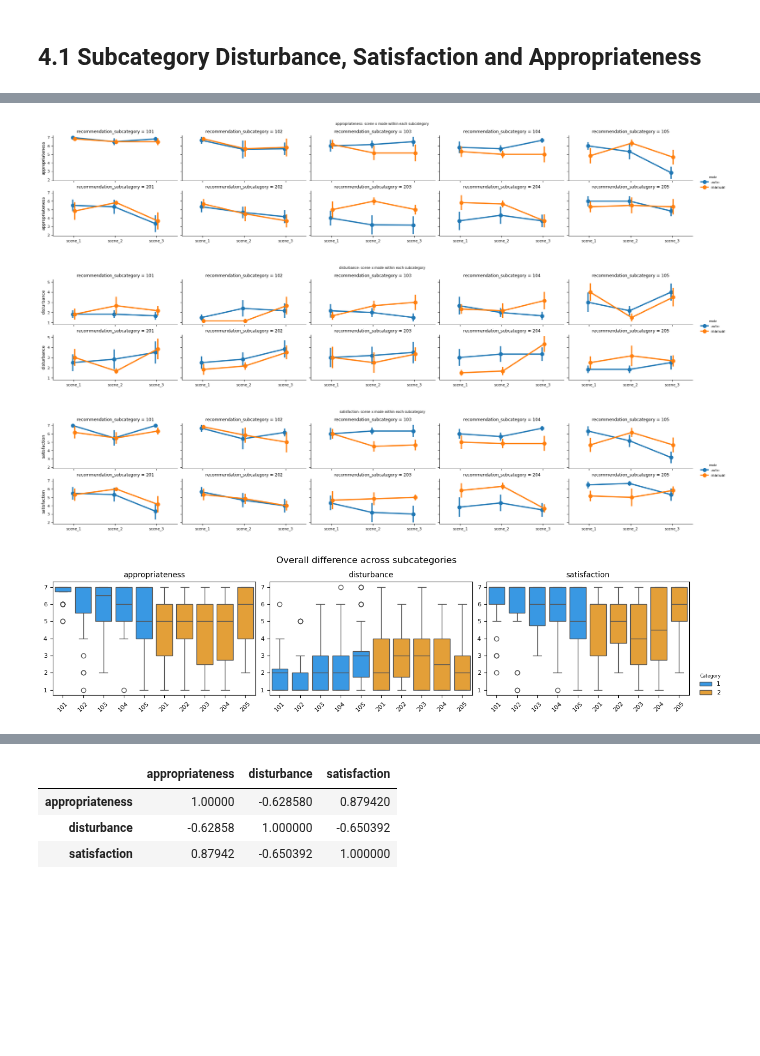
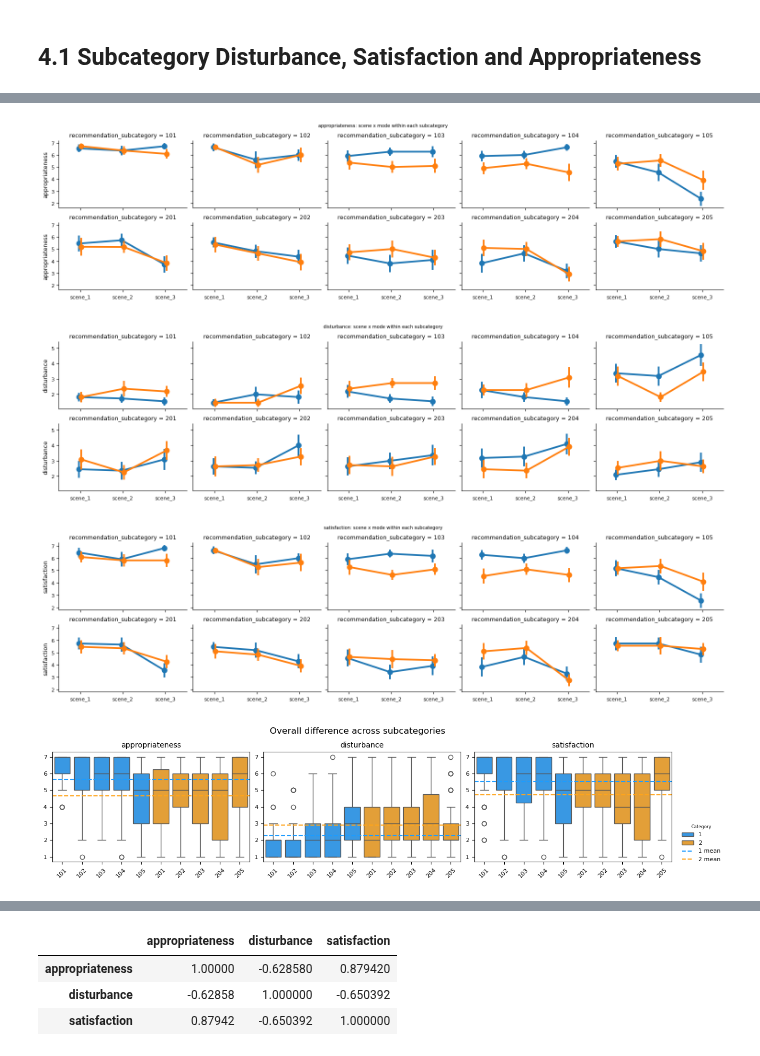
Before and after one commit to yxlin02/HCICarSim, a Jupyter notebook: DataAnalysis.ipynb, the cells around one changed output, grey strips where cells are left out. Saved outputs shown, nothing was run; the diff lists cells and outputs as text; code cells hidden in the pictures; blank space fills up the shorter version.

```diff
--- a/DataAnalysis.ipynb
+++ b/DataAnalysis.ipynb
@@ -569,7 +601,7 @@ X = pivot[["accept_type1", "accept_type2"]].values
 kmeans = KMeans(n_clusters=3, random_state=0).fit(X)
 pivot["cluster"] = kmeans.labels_
 
-plt.figure(figsize=(3,3))
+plt.figure(figsize=(4,4))
 
 for c in sorted(pivot["cluster"].unique()):
     sub_df = pivot[pivot["cluster"]==c]
@@ -578,6 +610,13 @@ for c in sorted(pivot["cluster"].unique()):
         sub_df["accept_type2"],
         label=f"cluster {c}"
     )
+    for idx, row in sub_df.iterrows():
+        plt.text(
+            row["accept_type1"],
+            row["accept_type2"],
+            str(idx),
+            fontsize=8
+        )
 
 plt.plot([0, 1], [0, 1], "--", color="gray")
 
@@ -600,7 +639,7 @@ X = pivot[["accept_type1", "accept_type2"]].values
 gmm = GaussianMixture(n_components=3, random_state=42)
 pivot["cluster"] = gmm.fit_predict(X)
 
-fig, ax = plt.subplots(figsize=(3, 3))
+fig, ax = plt.subplots(figsize=(4, 4))
 
 for c in sorted(pivot["cluster"].unique()):
     sub_df = pivot[pivot["cluster"] == c]
@@ -609,6 +648,13 @@ for c in sorted(pivot["cluster"].unique()):
         sub_df["accept_type2"],
         label=f"cluster {c}"
     )
+    for idx, row in sub_df.iterrows():
+        plt.text(
+            row["accept_type1"],
+            row["accept_type2"],
+            str(idx),
+            fontsize=8
+        )
 
 ax.set_xlabel("Accept rate (Type1)")
 ax.set_ylabel("Accept rate (Type2)")
@@ -767,7 +813,7 @@ metrics = ["appropriateness", "disturbance", "satisfaction"]
 overall_results = []
 
 for metric in metrics:
-    formula = f"{metric} ~ recommendation_subcategory * scene_id * mode"
+    formula = f"{metric} ~ C(recommendation_subcategory, Sum) * scene_id * mode"
     model_all = smf.mixedlm(
         formula,
         df,
@@ -786,6 +832,15 @@ for metric in metrics:
     })
     coef_table["metric"] = metric
     overall_results.append(coef_table)
+    terms = [
+        t for t in model_all.params.index
+        if "C(recommendation_subcategory, Sum)" in t
+        and ":" not in t
+    ]
+
+    hypothesis = ", ".join([f"{t} = 0" for t in terms])
+
+    print(model_all.wald_test(hypothesis))
 
 overall_results_df = pd.concat(overall_results, ignore_index=True)
 # %% [output]
@@ -975,27 +1297,29 @@ pairwise_df.head(20)
 # %%
 for metric in metrics:
     g = sns.catplot(
         data=df,
         x="scene_id",
         y=metric,
         hue="mode",
         col="recommendation_subcategory",
         kind="point",
         errorbar="se",
         dodge=True,
         col_wrap=5,
         height=2,
-        aspect=2
+        aspect=1.5,
+        legend=False,
     )
     g.fig.subplots_adjust(top=0.88)
     g.fig.suptitle(f"{metric}: scene x mode within each subcategory")
     for ax in g.axes.flat:
         ax.set_xlabel("")
+    plt.tight_layout()
     plt.show()
 # %% [output]
-[figure, old version]
+[figure, new version]
-[figure, old version]
+[figure, new version]
-[figure, old version]
+[figure, new version]
 # %%
 fig, axes = plt.subplots(1, len(metrics), figsize=(4*len(metrics), 3))
 
@@ -1006,38 +1330,48 @@ for i, metric in enumerate(metrics):
         data=df,
         x="recommendation_subcategory",
         y=metric,
-        color="lightblue",
         hue="recommendation_category",
         palette=type_palette,
         ax=ax
     )
-    # sns.stripplot(
-    #     data=df,
-    #     x="recommendation_subcategory",
-    #     y=metric,
-    #     color="black",
-    #     alpha=0.25,
-    #     size=3
-    # )
+
+    # ===== type-level mean =====
+    type_means = df.groupby("recommendation_category")[metric].mean()
+
+    for t, mean_val in type_means.items():
+        ax.axhline(
+            y=mean_val,
+            linestyle="--",
+            linewidth=1.5,
+            color=type_palette.get(t, "gray"),
+            alpha=1.0,
+            label=f"{t} mean"
+        )
 
     ax.set_title(metric)
     ax.tick_params(axis="x", rotation=45)
     ax.set_xlabel("")
     ax.set_ylabel("")
+
     if ax.get_legend() is not None:
         handles, labels = ax.get_legend_handles_labels()
-
         ax.get_legend().remove()
 
 fig.suptitle("Overall difference across subcategories", fontsize=12)
 
 fig.tight_layout(rect=[0, 0, 1, 1])
 
-fig.legend(handles, labels, title="Category", loc="lower left", bbox_to_anchor=(1.0, 0.1), frameon=False)
+fig.legend(
+    handles, labels,
+    title="Category",
+    loc="lower left",
+    bbox_to_anchor=(1.0, 0.1),
+    frameon=False
+)
 
 plt.show()
 # %% [output]
-[figure, old version]
+[figure, new version]
 # %%
 fig, axes = plt.subplots(1, len(metrics), figsize=(4*len(metrics), 3))
 
```
Also changed, not shown: parts of 11 cells of this notebook.
